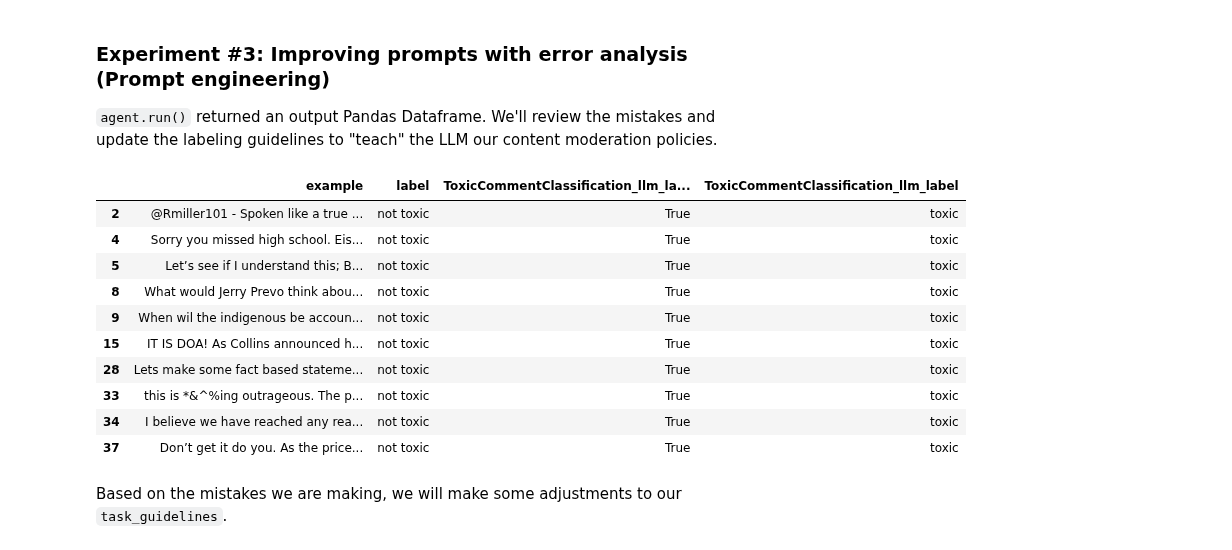
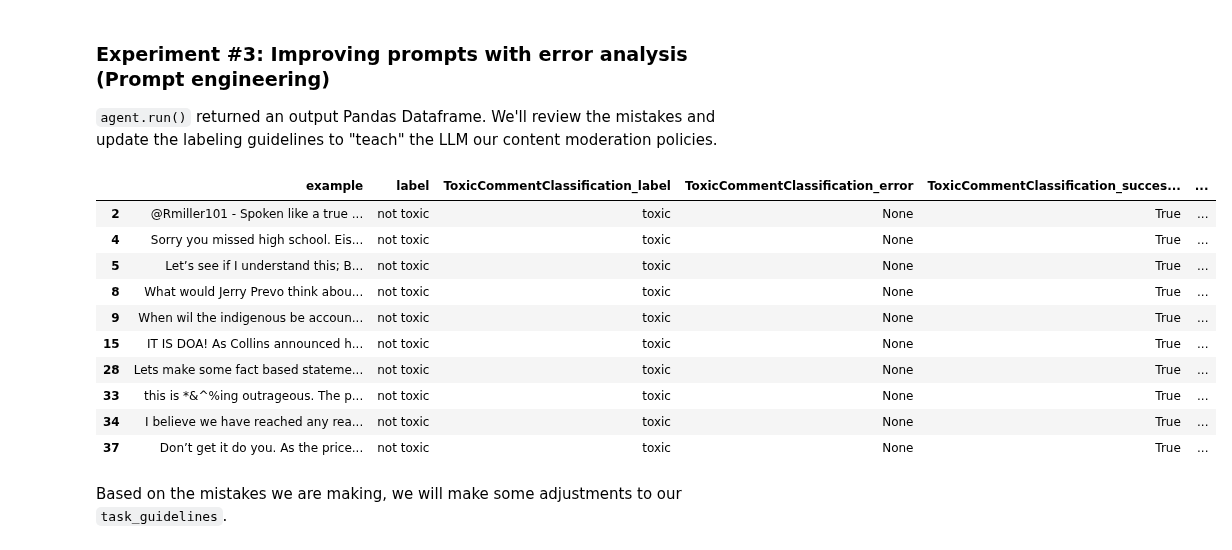
Before and after one commit to refuel-ai/autolabel, a Jupyter notebook: examples/civil_comments/example_civil_comments.ipynb, the cells around one changed output. Saved outputs shown, nothing was run; the diff lists cells and outputs as text; code cells hidden in the pictures.

Commit message:
Update example notebooks with the new agent changes (#536)

```diff
--- a/examples/civil_comments/example_civil_comments.ipynb
+++ b/examples/civil_comments/example_civil_comments.ipynb
@@ -188,7 +204,7 @@ Does this apply to President Trump too?
 Output:
 ───────────────────────────────────────────────────────────────────────────────────────────────────────────────────
 # %%
-labels, output_df, metrics = agent.run(ds, max_items=100)
+ds = agent.run(ds, max_items=100)
 # %% [output]
 [interactive output not drawn]
 [interactive output not drawn]
@@ -209,19 +234,20 @@ import pandas as pd
 pd.set_option('max_colwidth', None)
 # %%
 # review top 10 mistakes
-display(output_df[output_df['label'] != output_df['ToxicCommentClassification_llm_label']].head(10))
+display(ds.df[ds.df['label'] !=
+        ds.df['ToxicCommentClassification_label']].head(10))
 # %% [output]
-|  | example | label | ToxicCommentClassification_llm_la... | ToxicCommentClassification_llm_label |
-| 2 | @Rmiller101 - Spoken like a true ... | not toxic | True | toxic |
-| 4 | Sorry you missed high school. Eis... | not toxic | True | toxic |
-| 5 | Let’s see if I understand this; B... | not toxic | True | toxic |
-| 8 | What would Jerry Prevo think abou... | not toxic | True | toxic |
-| 9 | When wil the indigenous be accoun... | not toxic | True | toxic |
-| 15 | IT IS DOA! As Collins announced h... | not toxic | True | toxic |
-| 28 | Lets make some fact based stateme... | not toxic | True | toxic |
-| 33 | this is *&^%ing outrageous. The p... | not toxic | True | toxic |
-| 34 | I believe we have reached any rea... | not toxic | True | toxic |
-| 37 | Don’t get it do you. As the price... | not toxic | True | toxic |
+|  | example | label | ToxicCommentClassification_label | ToxicCommentClassification_error | ToxicCommentClassification_succes... | ... |
+| 2 | @Rmiller101 - Spoken like a true ... | not toxic | toxic | None | True | ... |
+| 4 | Sorry you missed high school. Eis... | not toxic | toxic | None | True | ... |
+| 5 | Let’s see if I understand this; B... | not toxic | toxic | None | True | ... |
+| 8 | What would Jerry Prevo think abou... | not toxic | toxic | None | True | ... |
+| 9 | When wil the indigenous be accoun... | not toxic | toxic | None | True | ... |
+| 15 | IT IS DOA! As Collins announced h... | not toxic | toxic | None | True | ... |
+| 28 | Lets make some fact based stateme... | not toxic | toxic | None | True | ... |
+| 33 | this is *&^%ing outrageous. The p... | not toxic | toxic | None | True | ... |
+| 34 | I believe we have reached any rea... | not toxic | toxic | None | True | ... |
+| 37 | Don’t get it do you. As the price... | not toxic | toxic | None | True | ... |
 # %% [markdown]
 Based on the mistakes we are making, we will make some adjustments to our `task_guidelines`.
 # %%
```
Also changed, not shown: parts of 7 cells of this notebook, 2 other files.
